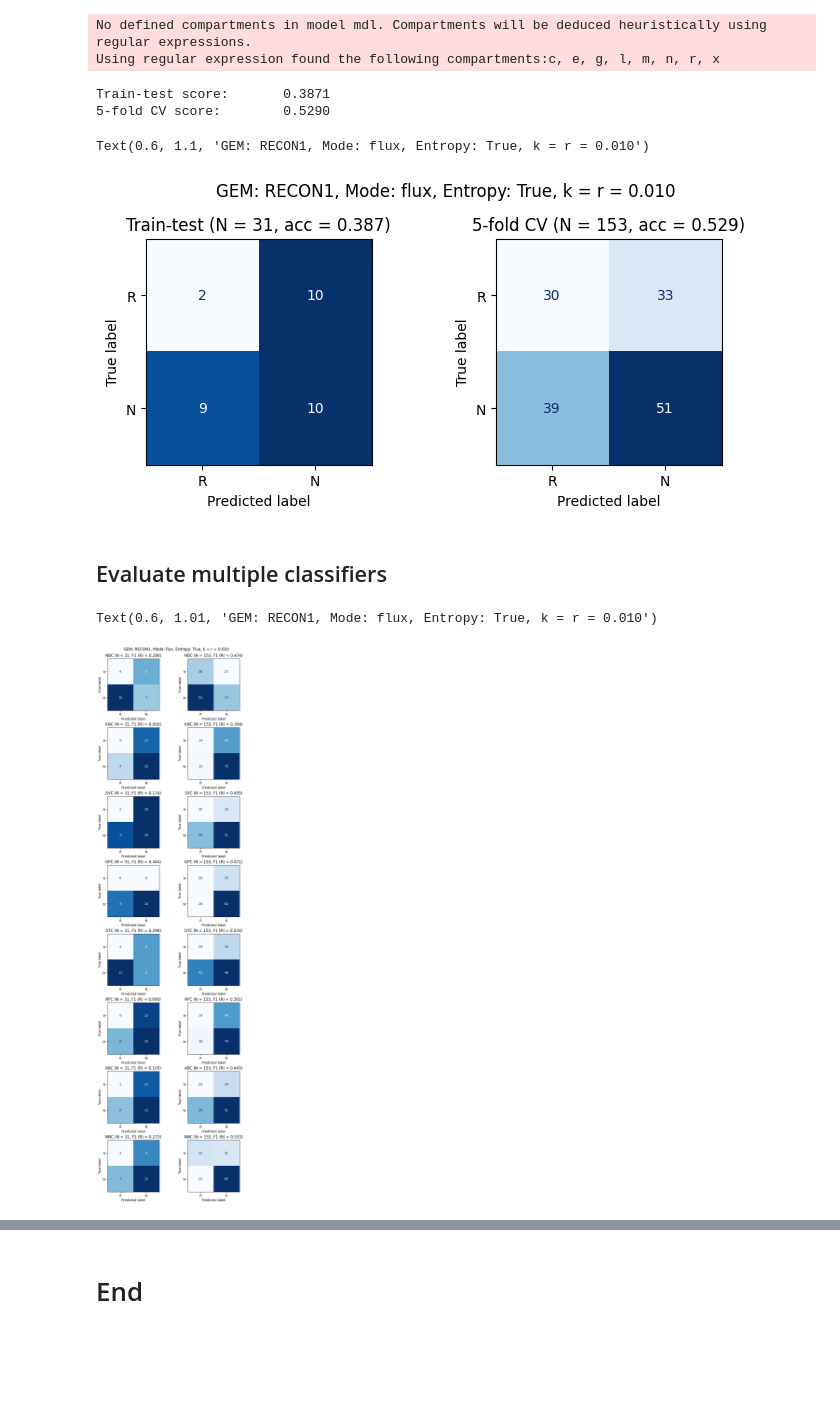
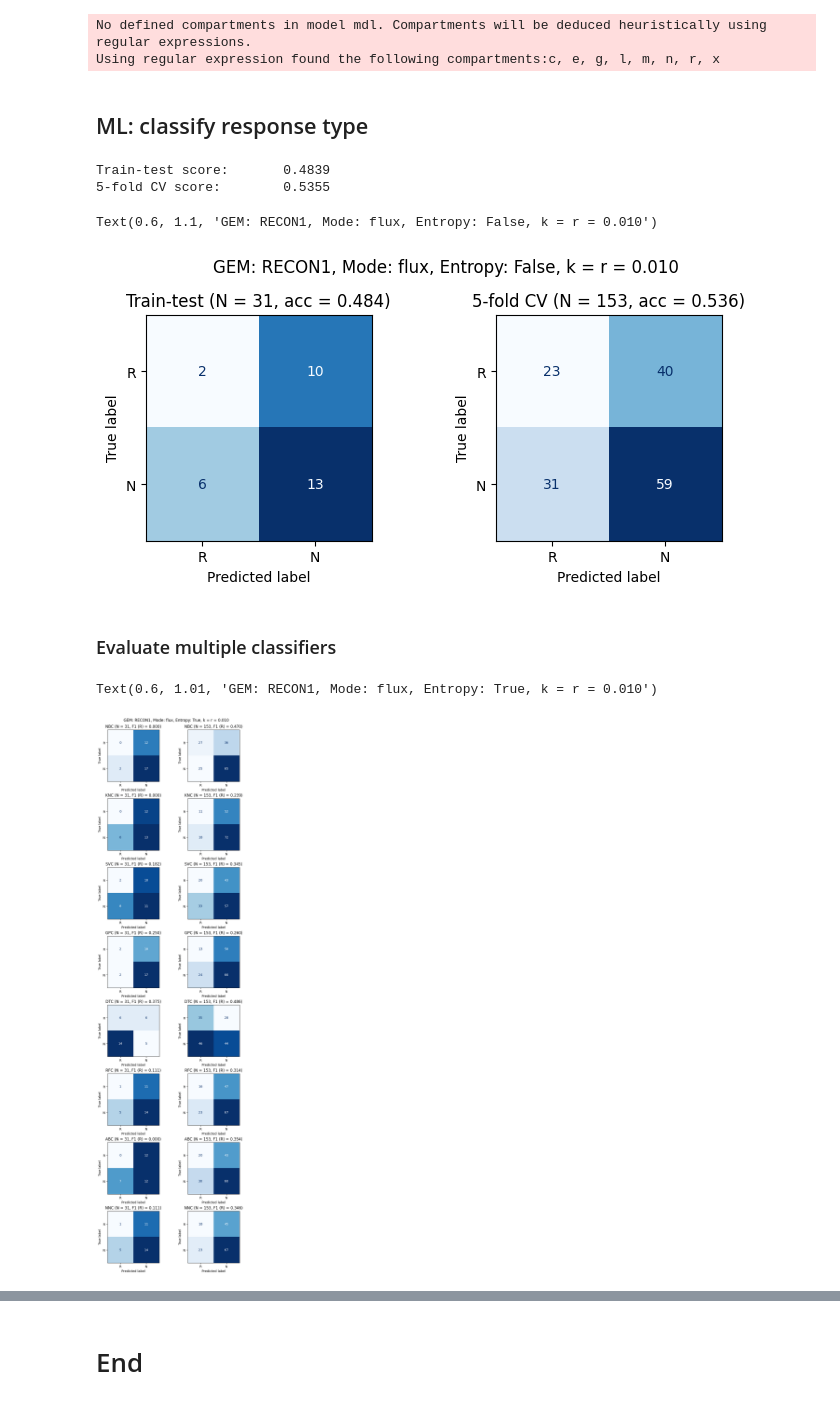
Before and after one commit to chechung/CFRpy, a Jupyter notebook: cfr_test_run.ipynb, the cells around one changed output, grey strips where cells are left out. Saved outputs shown, nothing was run; the diff lists cells and outputs as text; code cells hidden in the pictures; blank space fills up the shorter version.

```diff
--- a/cfr_test_run.ipynb
+++ b/cfr_test_run.ipynb
@@ -435,8 +440,13 @@ data['bin'] = process_flux(model, data['flux'])
+# %% [markdown]
+## ML: classify response type
 # %%
 # Define ML inputs
 mode = 'flux'
-add_entropy = True
-rem_zero_var = False
+add_entropy = False
+rem_zero_var = True
+add_meta = False
+
+# Define data
 df = data[mode].copy()
 if add_entropy:
     df.loc['entropy'] = np.log(data['flux'].var())
@@ -444,13 +454,30 @@ if rem_zero_var:
     idx = df[df.var(axis=1)==0].index
     df.drop(idx, axis=0, inplace=True)
 X = df.to_numpy().transpose()
+if add_meta:
+    from sklearn.preprocessing import LabelEncoder
+    le = LabelEncoder()
+    dfm = data['meta'][['Gender', 'M Stage']]
+    d1, d2 = dfm['Gender'].values, dfm['M Stage'].values
+    x1, x2 = le.fit_transform(d1), le.fit_transform(d2)
+    np.concatenate([X, x1.reshape((-1, 1)), x2.reshape((-1, 1))], axis=1).shape
 y = data['meta']['response_NR'].values
+
+# Split data
 X_train, X_test, y_train, y_test = train_test_split(
     X, y, test_size=0.2, random_state=0)
 
+# Process data
+scaler = StandardScaler().fit(X_train)
+X_train = scaler.transform(X_train)
+X_test = scaler.transform(X_test)
+n1 = sum(group=='R' for group in y_train)
+n2 = len(y_train) - n1
+
 # Evaluate train-test
 # classifier = RandomForestClassifier()
-classifier = SVC(kernel='linear', class_weight='balanced', random_state=0, C=1)
+# classifier = SVC(kernel='linear', class_weight='balanced', random_state=0, C=1)
+classifier = LogisticRegression(max_iter=10000, class_weight={'R': 1/n1, 'N': 1/n2}, solver='liblinear')
 score = clone(classifier).fit(X_train, y_train).score(X_test, y_test)
 print('Train-test score:\t{:.4f}'.format(score))
 
@@ -480,7 +507,7 @@ disp.ax_.set_title('5-fold CV (N = {}, acc = {:.3f})'.format(len(y_pred), (y==y_
 # Add suptitle
 plt.suptitle('GEM: {}, Mode: {}, Entropy: {}, k = r = {:.3f}'.format(model.id, mode, str(add_entropy), weight), x=0.6, y=1.1)
 # %% [output]
-Train-test score:       0.3871
-5-fold CV score:        0.5290
+Train-test score:       0.4839
+5-fold CV score:        0.5355
-Text(0.6, 1.1, 'GEM: RECON1, Mode: flux, Entropy: True, k = r = 0.010')
+Text(0.6, 1.1, 'GEM: RECON1, Mode: flux, Entropy: False, k = r = 0.010')
-[figure, old version]
+[figure, new version]
@@ -496,5 +514,5 @@ except:
 # %% [markdown]
-## Evaluate multiple classifiers
+### Evaluate multiple classifiers
 # %%
 # Import models
 from sklearn.base import clone
@@ -507,25 +525,6 @@ from sklearn.tree import DecisionTreeClassifier as DTC
 from sklearn.ensemble import RandomForestClassifier as RFC
 from sklearn.ensemble import AdaBoostClassifier as ABC
 from sklearn.neural_network import MLPClassifier as NNC
-
-# Define user inputs
-mode = 'flux'
-add_entropy = True
-rem_zero_var = False
-
-# Define input data
-df = data[mode].copy()
-if not add_entropy:
-    df = df.iloc[:-1, :]
-if rem_zero_var:
-    idx = df[df.var(axis=1)==0].index
-    df.drop(idx, axis=0, inplace=True)
-
-# Define ML inputs
-X = df.to_numpy().transpose()
-y = data['meta']['response_NR'].values
-X_train, X_test, y_train, y_test = train_test_split(
-    X, y, test_size=0.2, random_state=0)
 
 # Define classifiers
 c_names = ['NBC', 'KNC', 'SVC', 'GPC', 'DTC', 'RFC', 'ABC', 'NNC']
@@ -542,31 +541,31 @@ fig, axs = plt.subplots(nrows=n, ncols=2, figsize=(7, 3*n), constrained_layout=T
 acc, f1r, f1n = [], [], []
 for i, (name, classifier) in enumerate(zip(c_names, c_models)):
     # Train-test
     ax = axs[i, 0]
     y_pred = clone(classifier).fit(X_train, y_train).predict(X_test)
     score = f1_score(y_test, y_pred, pos_label='R')
     cm = confusion_matrix(y_test, y_pred, labels=['R', 'N'])
     disp = ConfusionMatrixDisplay(confusion_matrix=cm, display_labels=['R', 'N'])
     disp.plot(cmap=plt.cm.Blues, ax=ax)
     disp.im_.colorbar.remove()
     disp.ax_.set_title('{} (N = {}, F1 (R) = {:.3f})'.format(name, len(y_pred), score))
     # 5-fold CV
     ax = axs[i, 1]
     y_pred = cross_val_predict(clone(classifier), X, y, cv=5)
     score = f1_score(y, y_pred, pos_label='R')
     cm = confusion_matrix(y, y_pred, labels=['R', 'N'])
     disp = ConfusionMatrixDisplay(confusion_matrix=cm, display_labels=['R', 'N'])
     disp.plot(cmap=plt.cm.Blues, ax=ax)
     disp.im_.colorbar.remove()
     disp.ax_.set_title('{} (N = {}, F1 (R) = {:.3f})'.format(name, len(y_pred), score))
     # Save metrics
     acc.append(accuracy_score(y, y_pred))
     f1r.append(f1_score(y, y_pred, pos_label='R'))
     f1n.append(f1_score(y, y_pred, pos_label='N'))
 dfs = pd.DataFrame({'Classifier': c_names, 'Accuracy': acc, 'F1_R': f1r, 'F1_N': f1n})
 
 # Add suptitle
 plt.suptitle('GEM: {}, Mode: {}, Entropy: {}, k = r = {:.3f}'.format(model.id, mode, str(add_entropy), weight), x=0.6, y=1.01)
 # %% [output]
 Text(0.6, 1.01, 'GEM: RECON1, Mode: flux, Entropy: True, k = r = 0.010')
-[figure, old version]
+[figure, new version]
```
Also changed, not shown: parts of 15 cells of this notebook, 2 other files.
